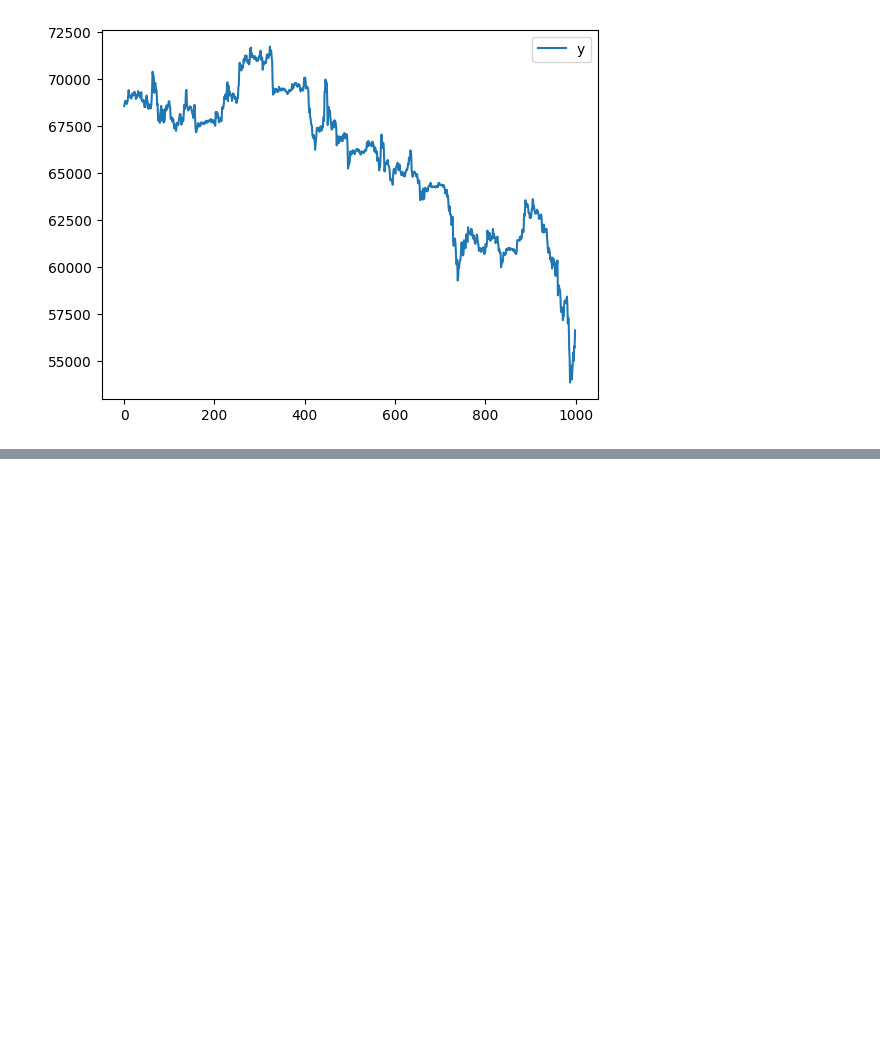
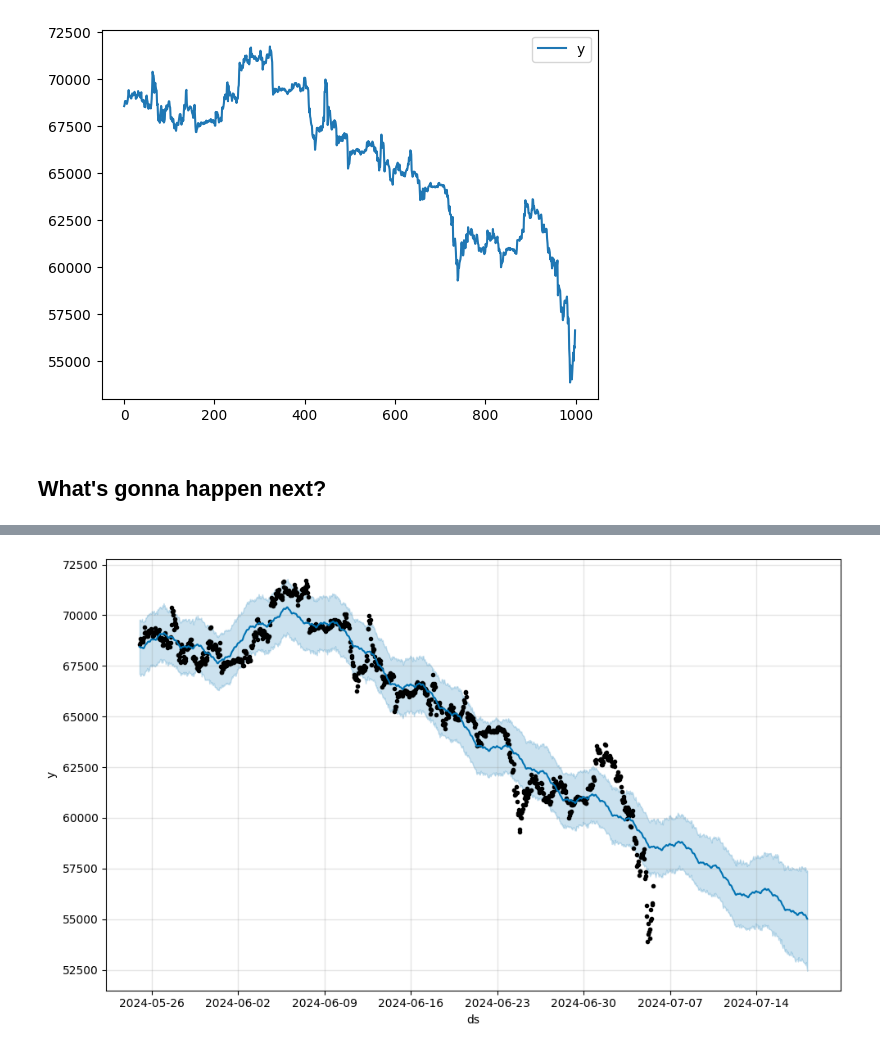
Before and after one commit to Gruntrexpewrus/TradersPlayground, a Jupyter notebook: Python4Finance/Facebook_prophet.ipynb, the cells around one changed output, grey strips where cells are left out. Drawn from its saved outputs; the diff is of its cells as text; code cells hidden in the pictures; blank space fills up the shorter version.

Commit message:
prophet prediction btc

```diff
--- a/Python4Finance/Facebook_prophet.ipynb
+++ b/Python4Finance/Facebook_prophet.ipynb
@@ -132,3 +148,11 @@ df.plot()
 # %% [output]
 <Axes: >
 [figure]
+# %% [markdown]
+## What's gonna happen next?
+# %%
+m = Prophet(changepoint_prior_scale=0.01).fit(df)
+future = m.make_future_dataframe(periods=300, freq='H')
+fcst = m.predict(future)
+fig = m.plot(fcst)
+# %% [output]
@@ -134,0 +161 @@ df.plot()
+[figure, added]
```
Also changed, not shown: parts of 5 cells of this notebook.
